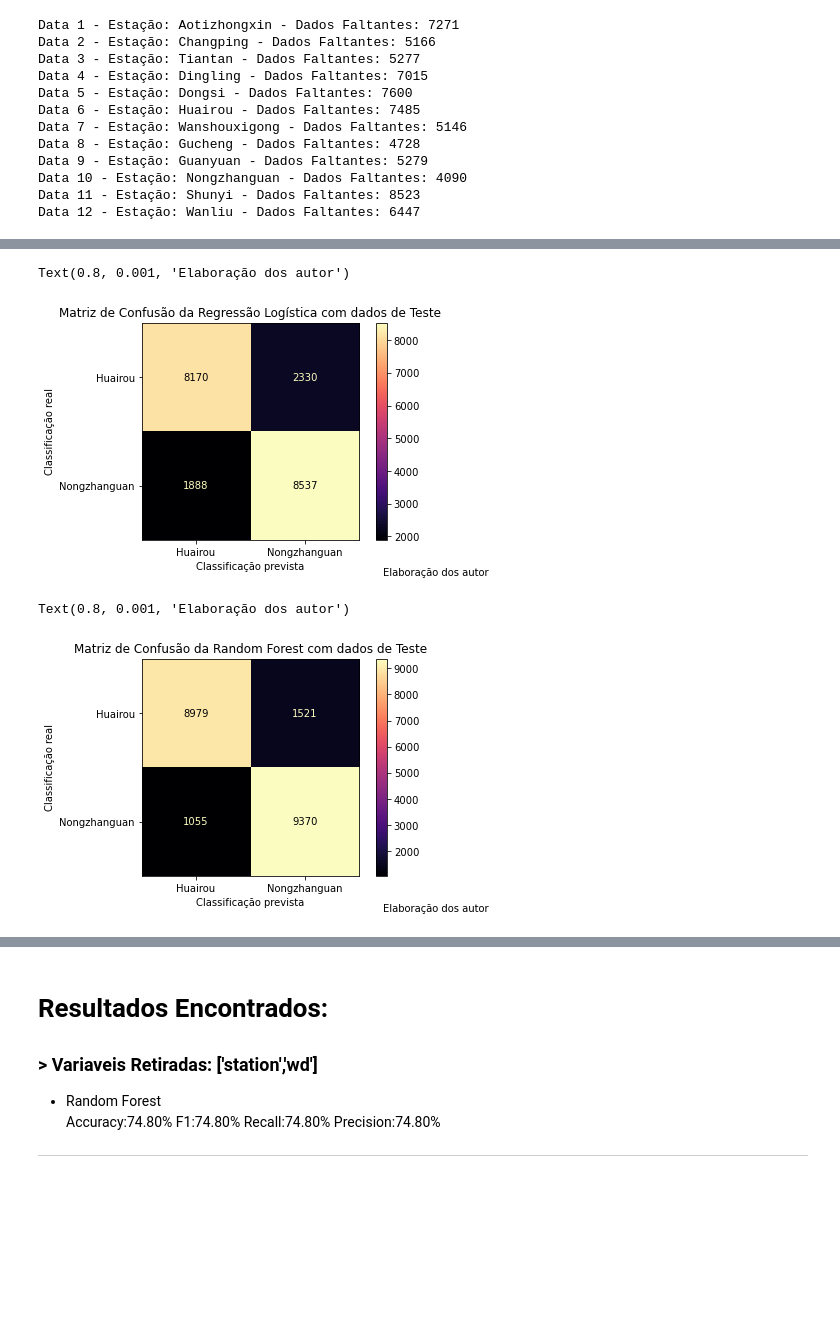
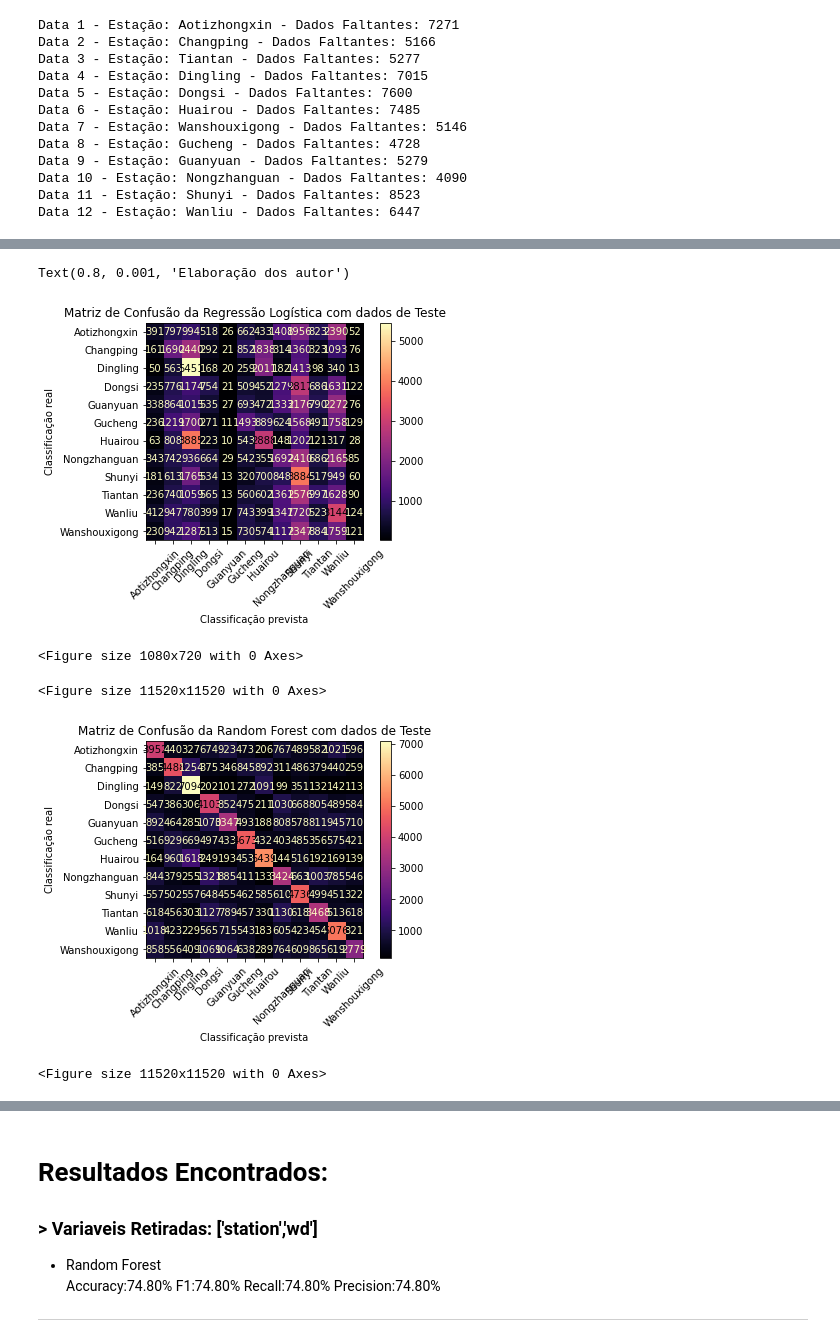
Before and after one commit to schandon/Monografia, a Jupyter notebook: testeMono.ipynb, the cells around one changed output, grey strips where cells are left out. Drawn from its saved outputs; the diff is of its cells as text; code cells hidden in the pictures; blank space fills up the shorter version.

```diff
--- a/testeMono.ipynb
+++ b/testeMono.ipynb
@@ -117,5 +124,5 @@ data_8 = pd.concat([data2,data7,data8,data10,data3,data9,data12,data4],ignore_in
 data_10 = pd.concat([data2,data7,data8,data10,data3,data9,data12,data4,data1,data6],ignore_index=True)
 data_12 = pd.concat([data1,data2,data3,data5,data6,data8,data4,data7,data9,data10,data11,data12],ignore_index=True)
 
-data = data_2
+data = data_12
 # %% [markdown]
@@ -323,33 +343,37 @@ Recall:0.862289825282631%
 # %%
 # Matriz de confusão
 plot_confusion_matrix(modelo_lr,
                       X_test_standardScaler,
                       y_test,
-                      cmap = "magma")
+                      cmap = "magma",xticks_rotation=45)
 
 plt.grid(False)
 plt.title("Matriz de Confusão da Regressão Logística com dados de Teste")
 plt.xlabel("Classificação prevista")
 plt.ylabel("Classificação real")
+plt.figure(figsize=[15,10])
 plt.figtext(0.8,0.001, "Elaboração dos autor", fontsize = 10)
 # %% [output]
 Text(0.8, 0.001, 'Elaboração dos autor')
-[figure, old version]
+[figure, new version]
+<Figure size 1080x720 with 0 Axes>
 # %%
 # Matriz de confusão
 plot_confusion_matrix(modelo_rf,
                       X_test_standardScaler,
                       y_test,
-                      cmap = "magma")
+                      cmap = "magma" ,xticks_rotation=45)
 
 plt.grid(False)
 plt.title("Matriz de Confusão da Random Forest com dados de Teste")
 plt.xlabel("Classificação prevista")
 plt.ylabel("Classificação real")
 plt.figtext(0.8,0.001, "Elaboração dos autor", fontsize = 10)
+plt.figure(figsize=[160,160])
 # %% [output]
-Text(0.8, 0.001, 'Elaboração dos autor')
+<Figure size 11520x11520 with 0 Axes>
-[figure, old version]
+[figure, new version]
+<Figure size 11520x11520 with 0 Axes>
 # %%
 # Matriz de confusão
 plot_confusion_matrix(modelo_dt,
```
Also changed, not shown: parts of 38 cells of this notebook, 30 other files.
